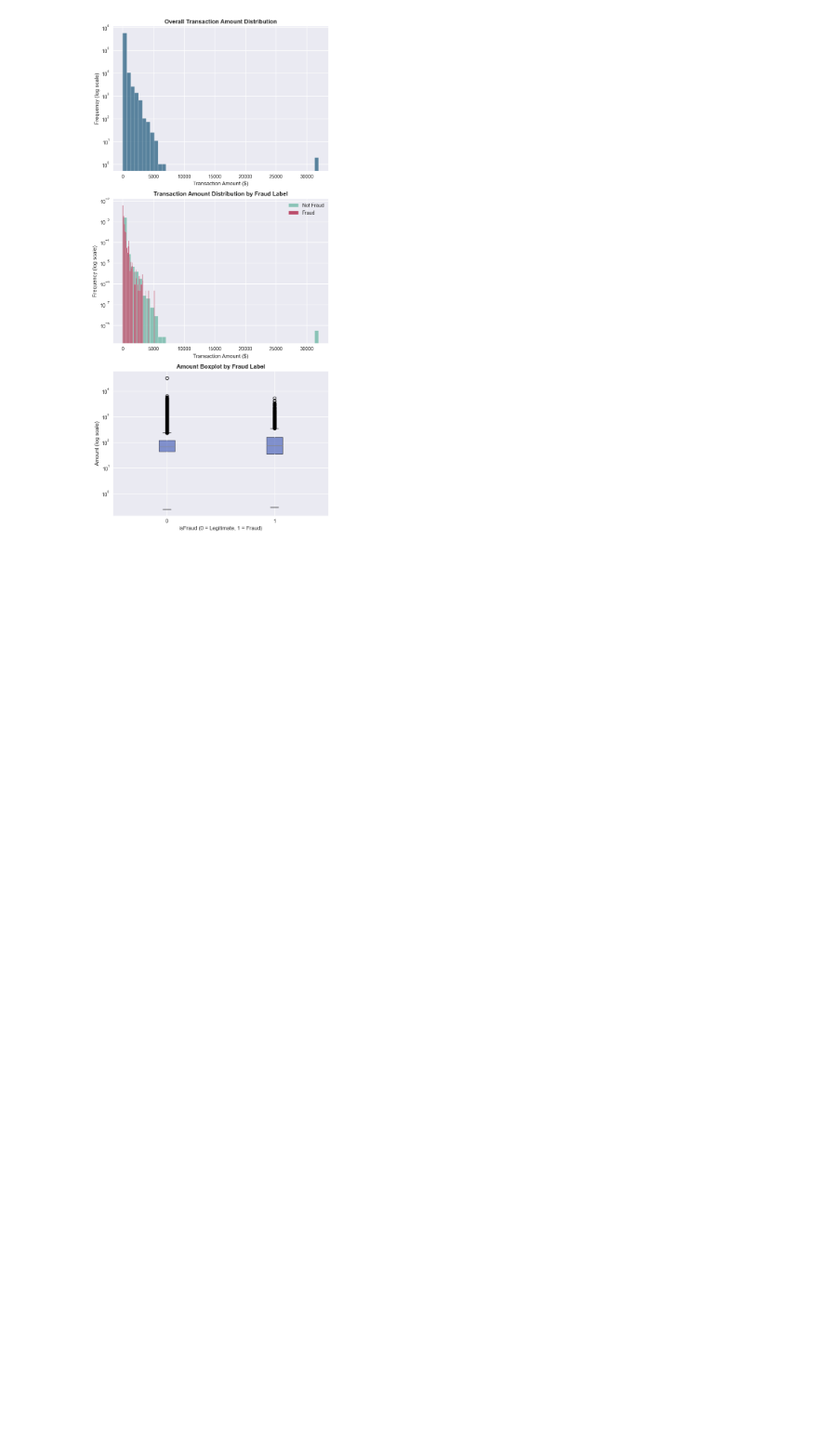
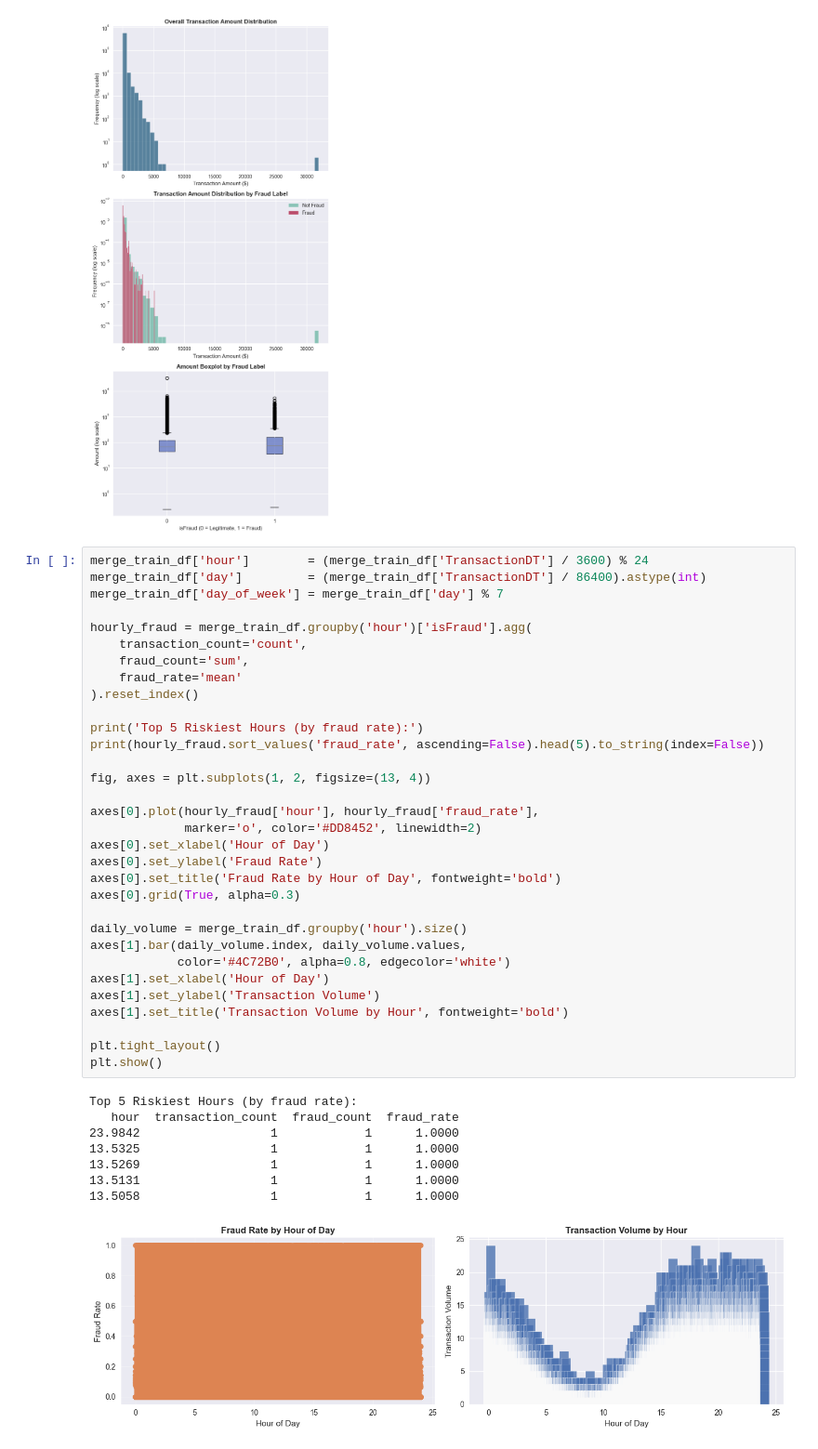
Before and after one commit to gussgary/Financial-Fraud-Detection, a Jupyter notebook: Fraud_Detection_Analysis.ipynb, the cells around one changed output. Shown at 93% size. Cells and saved outputs as stored; diff of their text form; blank space fills up the shorter version.

```diff
--- a/Fraud_Detection_Analysis.ipynb
+++ b/Fraud_Detection_Analysis.ipynb
@@ -246,3 +268,44 @@ min          0.2500     0.2900
 75%        120.0000   161.0000
 max      31937.3900  5191.0000
 [figure]
+# %%
+merge_train_df['hour']        = (merge_train_df['TransactionDT'] / 3600) % 24
+merge_train_df['day']         = (merge_train_df['TransactionDT'] / 86400).astype(int)
+merge_train_df['day_of_week'] = merge_train_df['day'] % 7
+
+hourly_fraud = merge_train_df.groupby('hour')['isFraud'].agg(
+    transaction_count='count',
+    fraud_count='sum',
+    fraud_rate='mean'
+).reset_index()
+
+print('Top 5 Riskiest Hours (by fraud rate):')
+print(hourly_fraud.sort_values('fraud_rate', ascending=False).head(5).to_string(index=False))
+
+fig, axes = plt.subplots(1, 2, figsize=(13, 4))
+
+axes[0].plot(hourly_fraud['hour'], hourly_fraud['fraud_rate'],
+             marker='o', color='#DD8452', linewidth=2)
+axes[0].set_xlabel('Hour of Day')
+axes[0].set_ylabel('Fraud Rate')
+axes[0].set_title('Fraud Rate by Hour of Day', fontweight='bold')
+axes[0].grid(True, alpha=0.3)
+
+daily_volume = merge_train_df.groupby('hour').size()
+axes[1].bar(daily_volume.index, daily_volume.values,
+            color='#4C72B0', alpha=0.8, edgecolor='white')
+axes[1].set_xlabel('Hour of Day')
+axes[1].set_ylabel('Transaction Volume')
+axes[1].set_title('Transaction Volume by Hour', fontweight='bold')
+
+plt.tight_layout()
+plt.show()
+# %% [output]
+Top 5 Riskiest Hours (by fraud rate):
+   hour  transaction_count  fraud_count  fraud_rate
+23.9842                  1            1      1.0000
+13.5325                  1            1      1.0000
+13.5269                  1            1      1.0000
+13.5131                  1            1      1.0000
+13.5058                  1            1      1.0000
+[figure, added]
```
Also changed, not shown: parts of 7 cells of this notebook.
